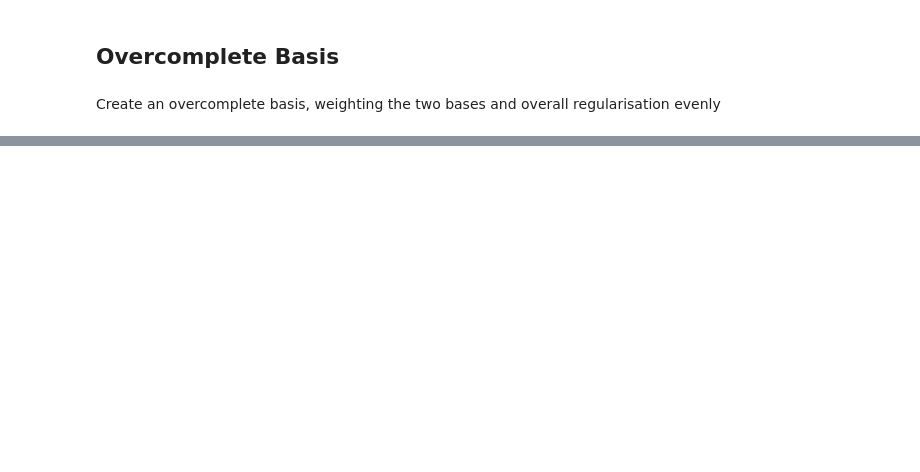
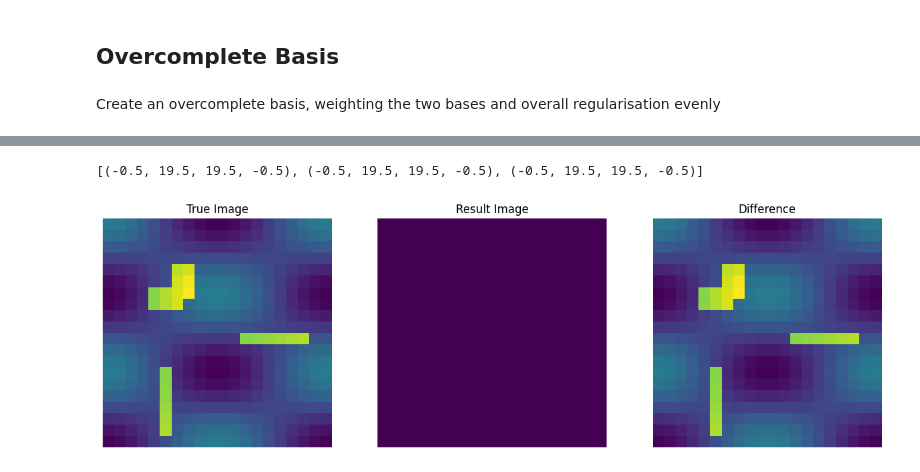
Before and after one commit to auggiemarignier/octo, a Jupyter notebook: examples/example.ipynb, the cells around one changed output, grey strips where cells are left out. Cells and saved outputs as stored; diff of their text form; code cells hidden in the pictures; blank space fills up the shorter version.

```diff
--- a/examples/example.ipynb
+++ b/examples/example.ipynb
@@ -69,0 +129,15 @@ ValueError: matmul: Input operand 1 has a mismatch in its core dimension 0, with
+# %%
+fig, axs = plt.subplots(1, 3, figsize=(15, 5))
+axs[0].imshow(true_image.reshape(Nx, Ny))
+axs[0].set_title("True Image")
+
+axs[1].imshow(result_image.reshape(Nx, Ny))
+axs[1].set_title("Result Image")
+
+axs[2].imshow((true_image - result_image).reshape(Nx, Ny))
+axs[2].set_title("Difference")
+
+[ax.axis("off") for ax in axs]
+# %% [output]
+[(-0.5, 19.5, 19.5, -0.5), (-0.5, 19.5, 19.5, -0.5), (-0.5, 19.5, 19.5, -0.5)]
+[figure, added]
```
Also changed, not shown: parts of 8 cells of this notebook.
